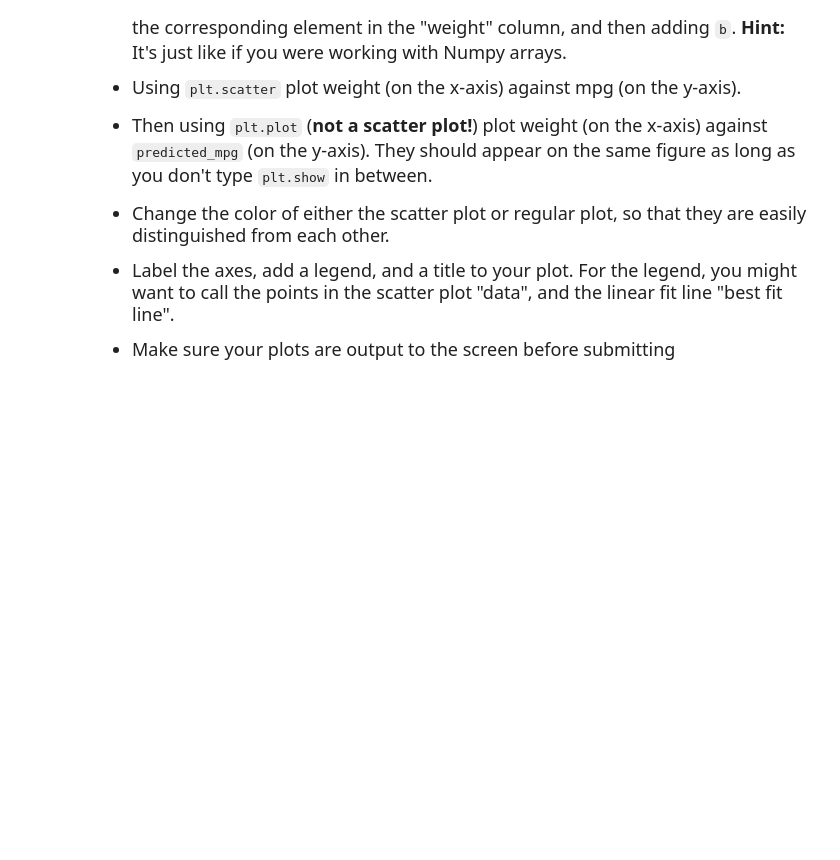
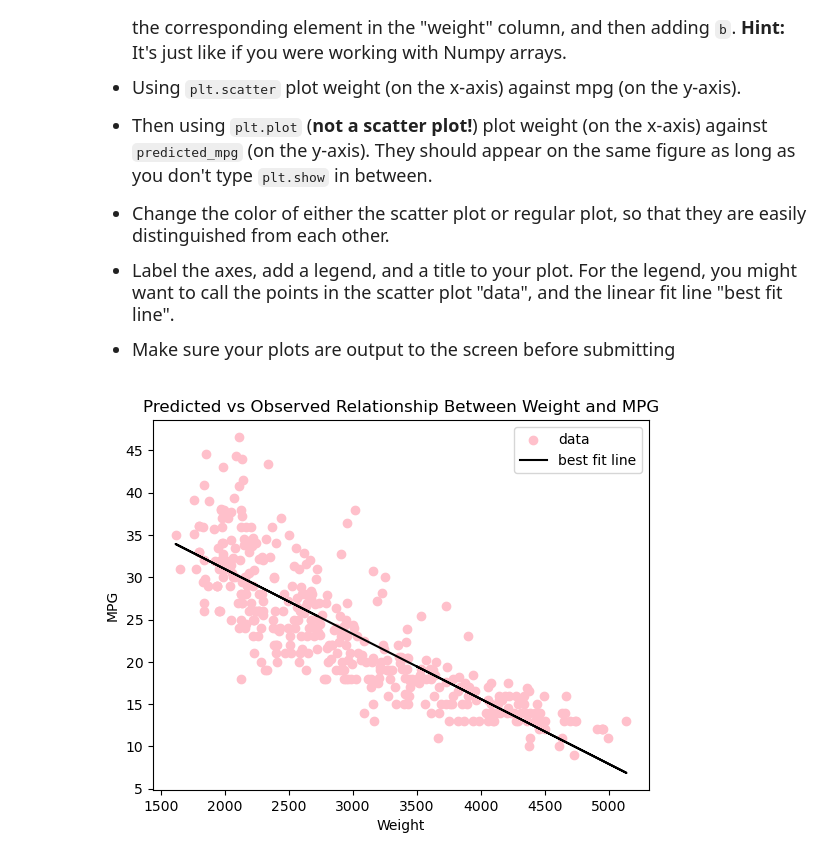
Before and after one commit to swang2026/datasci151spring2026, a Jupyter notebook: _assignments/assignment_8/Assignment8.ipynb, the cells around one changed output. Drawn from its saved outputs; the diff is of its cells as text; code cells hidden in the pictures; blank space fills up the shorter version.

```diff
--- a/_assignments/assignment_8/Assignment8.ipynb
+++ b/_assignments/assignment_8/Assignment8.ipynb
@@ -206,3 +242,11 @@ This problem is continued in Question (5)
+# %%
+# your answer here
+
+features = pd.read_csv("data/features.csv")
+
+model = smf.ols(formula = "mpg ~ weight", data = features)
+
+coeffs = model.fit().params
 # %% [markdown]
 <font size = "5">
 
@@ -234,0 +277,16 @@ $$\hat{m}_i = a\cdot w_i + b$$
+# %%
+# your answer here
+
+predicted_mpg = pd.Series(coeffs["weight"] * features["weight"] + coeffs["Intercept"])
+
+plt.scatter(x = features["weight"], y = features["mpg"], label = "data", color = "pink")
+
+plt.plot(features["weight"], predicted_mpg, label = "best fit line", color = "black")
+
+plt.title("Predicted vs Observed Relationship Between Weight and MPG")
+plt.xlabel("Weight")
+plt.ylabel("MPG")
+plt.legend()
+plt.show()
+# %% [output]
+[figure, added]
```
Also changed, not shown: parts of 6 cells of this notebook.
